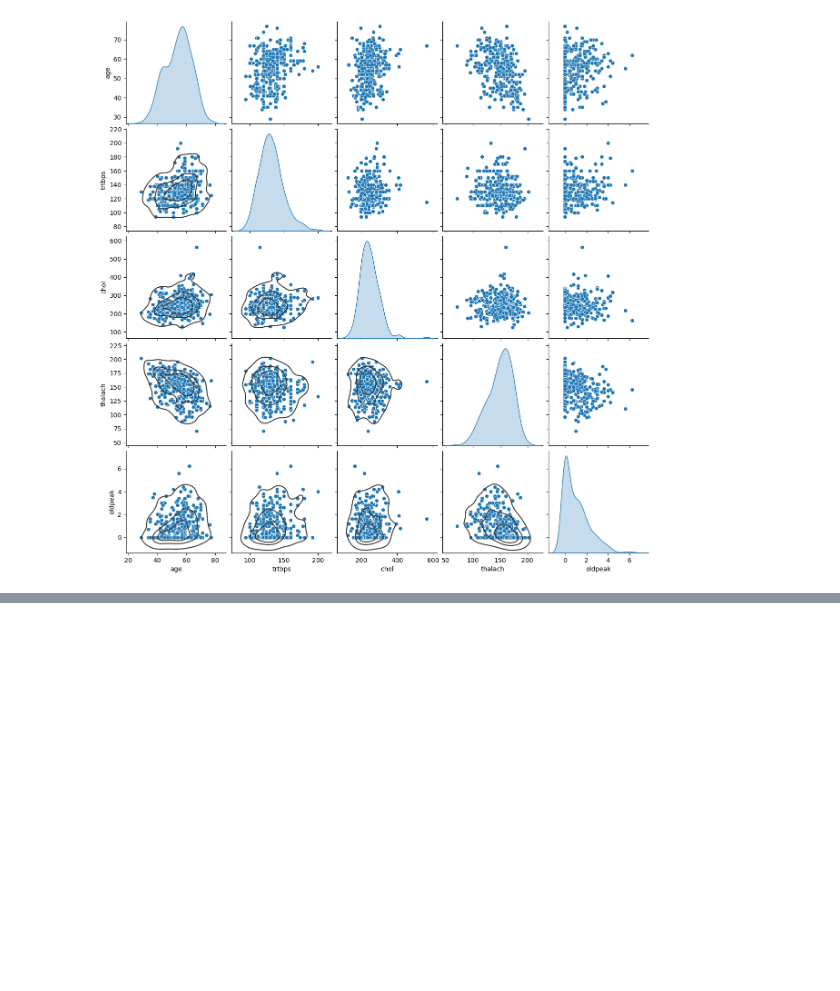
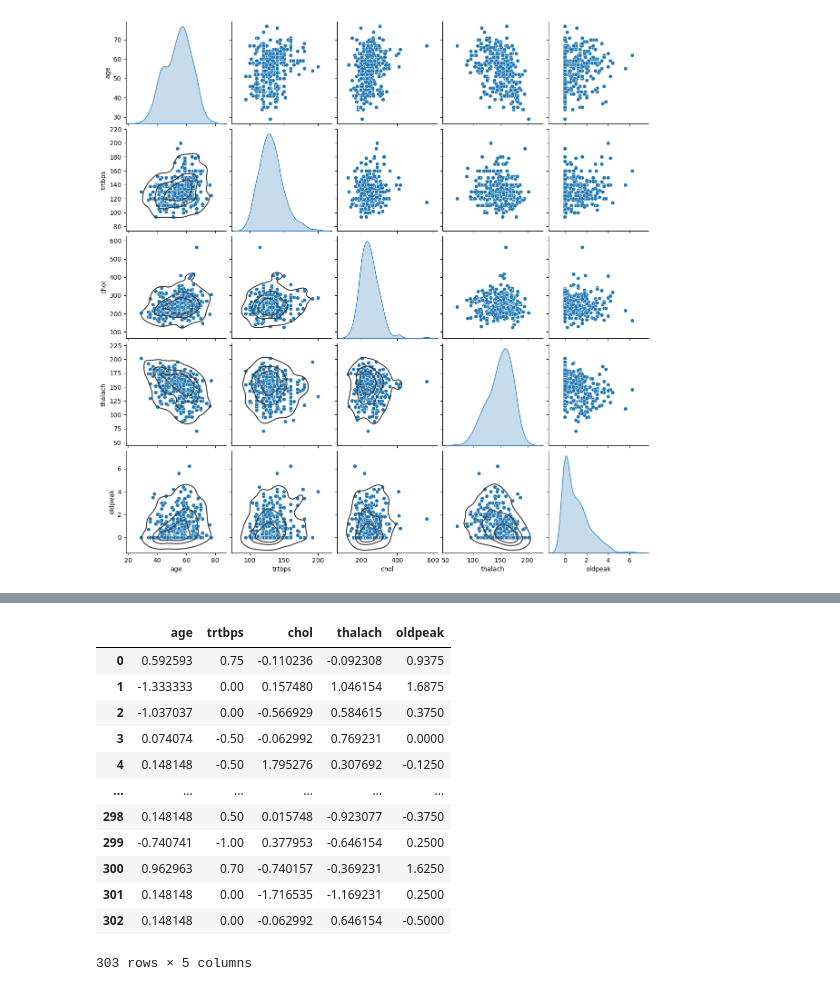
Before and after one commit to vishaltechevangelist/project-heart-attack-analysis-prediction, a Jupyter notebook: Project Heart Attack Prediction .ipynb, the cells around one changed output, grey strips where cells are left out. Drawn from its saved outputs; the diff is of its cells as text; code cells hidden in the pictures; blank space fills up the shorter version.

```diff
--- a/Project Heart Attack Prediction .ipynb
+++ b/Project Heart Attack Prediction .ipynb
@@ -631,0 +634,3 @@ graph.map_lower(sns.kdeplot, levels = 4, color = ".2")
+# %%
+from sklearn.preprocessing import RobustScaler
+robust_scaler = RobustScaler()
@@ -631,0 +649,17 @@ graph.map_lower(sns.kdeplot, levels = 4, color = ".2")
+# %%
+scaled_dataset = pd.DataFrame(scaled_data, columns=numeric_var)
+scaled_dataset
+# %% [output]
+|  | age | trtbps | chol | thalach | oldpeak |
+| 0 | 0.592593 | 0.75 | -0.110236 | -0.092308 | 0.9375 |
+| 1 | -1.333333 | 0.00 | 0.157480 | 1.046154 | 1.6875 |
+| 2 | -1.037037 | 0.00 | -0.566929 | 0.584615 | 0.3750 |
+| 3 | 0.074074 | -0.50 | -0.062992 | 0.769231 | 0.0000 |
+| 4 | 0.148148 | -0.50 | 1.795276 | 0.307692 | -0.1250 |
+| ... | ... | ... | ... | ... | ... |
+| 298 | 0.148148 | 0.50 | 0.015748 | -0.923077 | -0.3750 |
+| 299 | -0.740741 | -1.00 | 0.377953 | -0.646154 | 0.2500 |
+| 300 | 0.962963 | 0.70 | -0.740157 | -0.369231 | 1.6250 |
+| 301 | 0.148148 | 0.00 | -1.716535 | -1.169231 | 0.2500 |
+| 302 | 0.148148 | 0.00 | -0.062992 | 0.646154 | -0.5000 |
+303 rows × 5 columns
```
Also changed, not shown: parts of 6 cells of this notebook.
